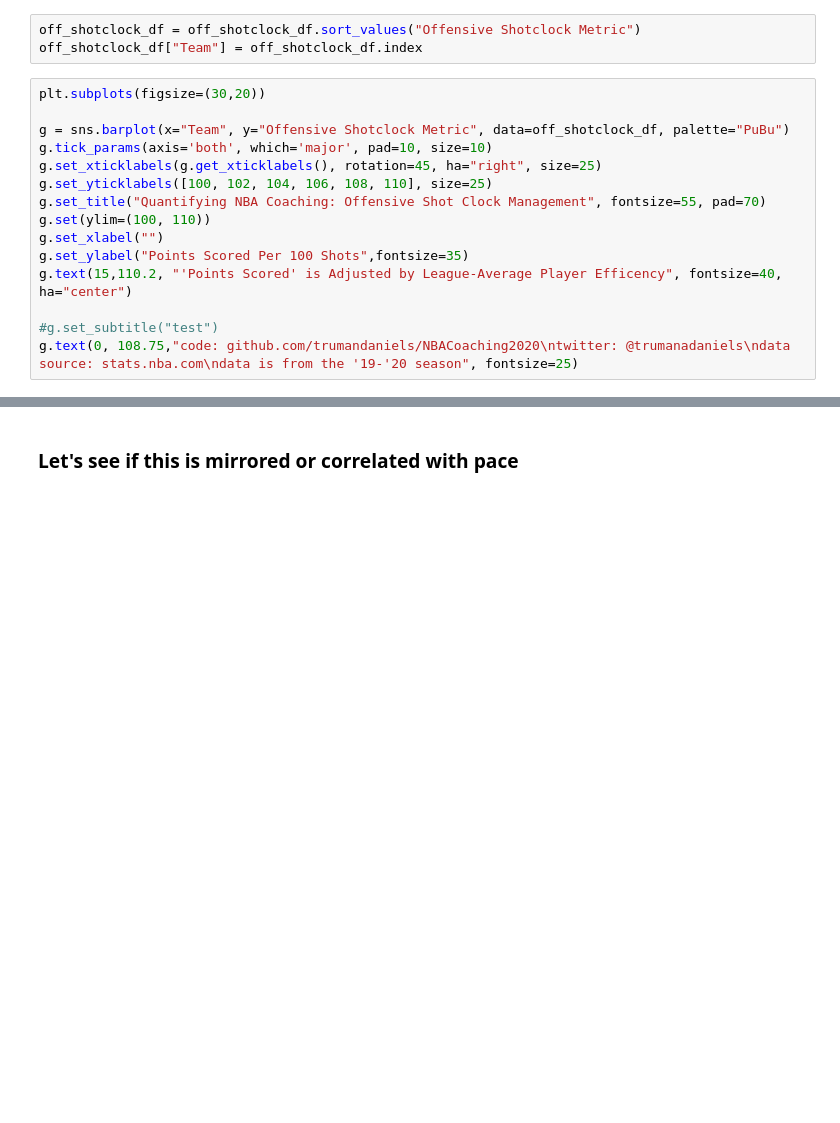
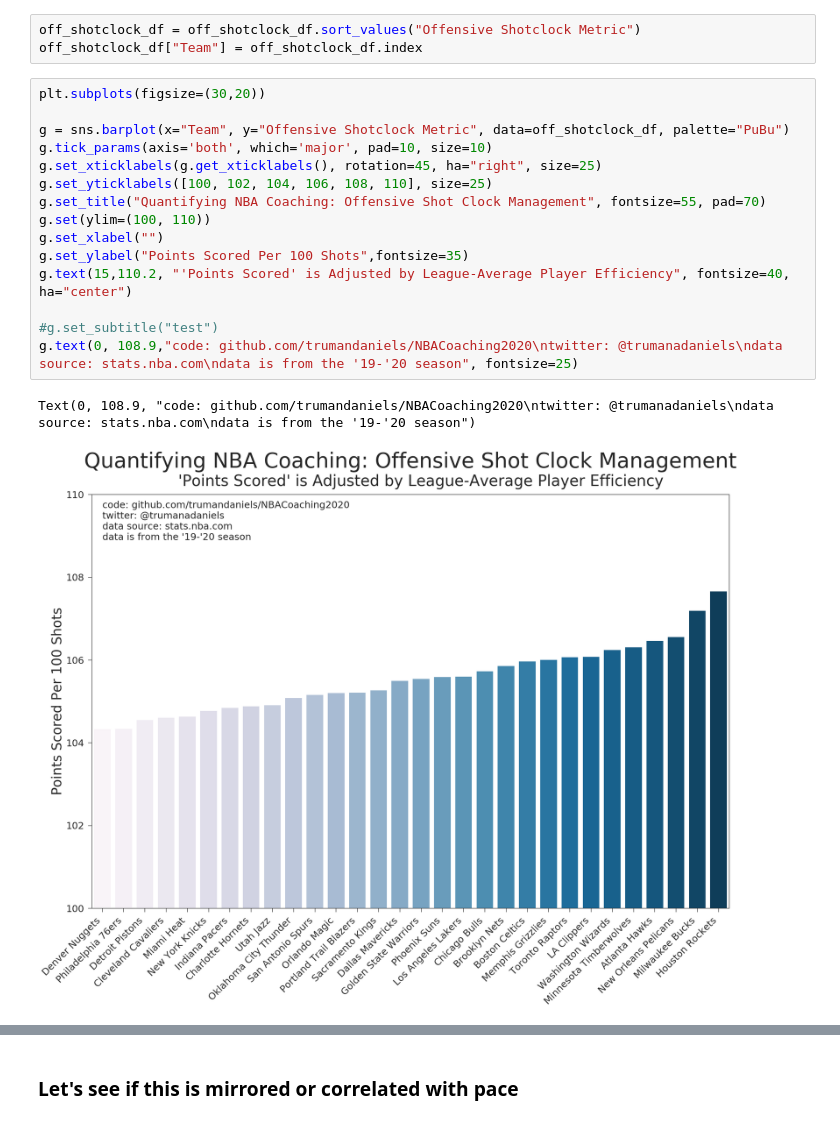
Before and after one commit to trumandaniels/NBACoaching2020, a Jupyter notebook: analysis.ipynb, the cells around one changed output, grey strips where cells are left out. Drawn from its saved outputs; the diff is of its cells as text; blank space fills up the shorter version.

```diff
--- a/analysis.ipynb
+++ b/analysis.ipynb
@@ -399,15 +397,18 @@ off_shotclock_df["Team"] = off_shotclock_df.index
 # %%
 plt.subplots(figsize=(30,20))
 
 g = sns.barplot(x="Team", y="Offensive Shotclock Metric", data=off_shotclock_df, palette="PuBu")
 g.tick_params(axis='both', which='major', pad=10, size=10)
 g.set_xticklabels(g.get_xticklabels(), rotation=45, ha="right", size=25)
 g.set_yticklabels([100, 102, 104, 106, 108, 110], size=25)
 g.set_title("Quantifying NBA Coaching: Offensive Shot Clock Management", fontsize=55, pad=70)
 g.set(ylim=(100, 110))
 g.set_xlabel("")
 g.set_ylabel("Points Scored Per 100 Shots",fontsize=35)
-g.text(15,110.2, "'Points Scored' is Adjusted by League-Average Player Efficency", fontsize=40, ha="center")
+g.text(15,110.2, "'Points Scored' is Adjusted by League-Average Player Efficiency", fontsize=40, ha="center")
 
 #g.set_subtitle("test")
-g.text(0, 108.75,"code: github.com/trumandaniels/NBACoaching2020\ntwitter: @trumanadaniels\ndata source: stats.nba.com\ndata is from the '19-'20 season", fontsize=25)
+g.text(0, 108.9,"code: github.com/trumandaniels/NBACoaching2020\ntwitter: @trumanadaniels\ndata source: stats.nba.com\ndata is from the '19-'20 season", fontsize=25)
+# %% [output]
+Text(0, 108.9, "code: github.com/trumandaniels/NBACoaching2020\ntwitter: @trumanadaniels\ndata source: stats.nba.com\ndata is from the '19-'20 season")
+[figure, added]
```
Also changed, not shown: parts of 23 cells of this notebook, 3 other files.
